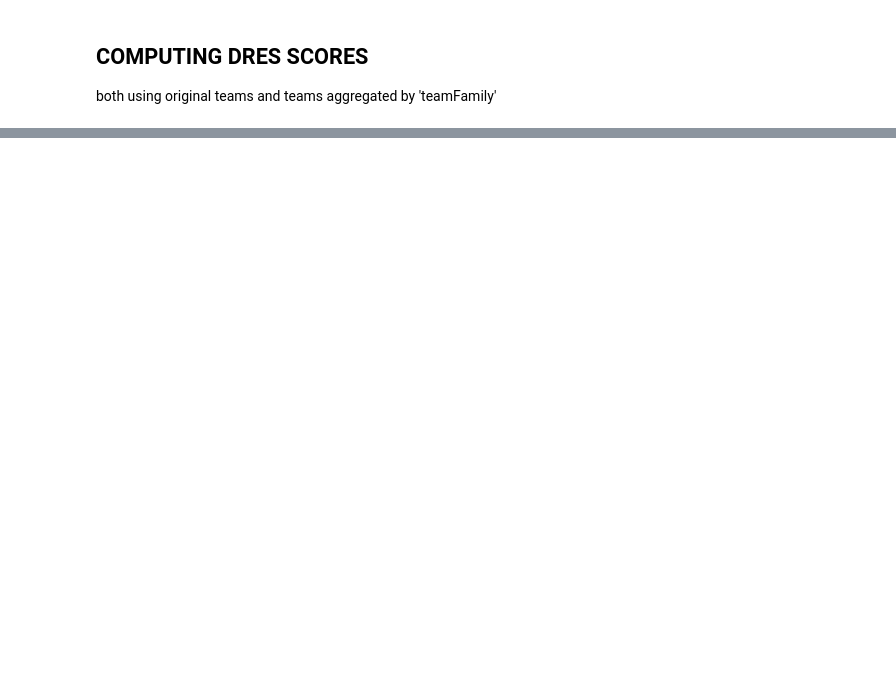
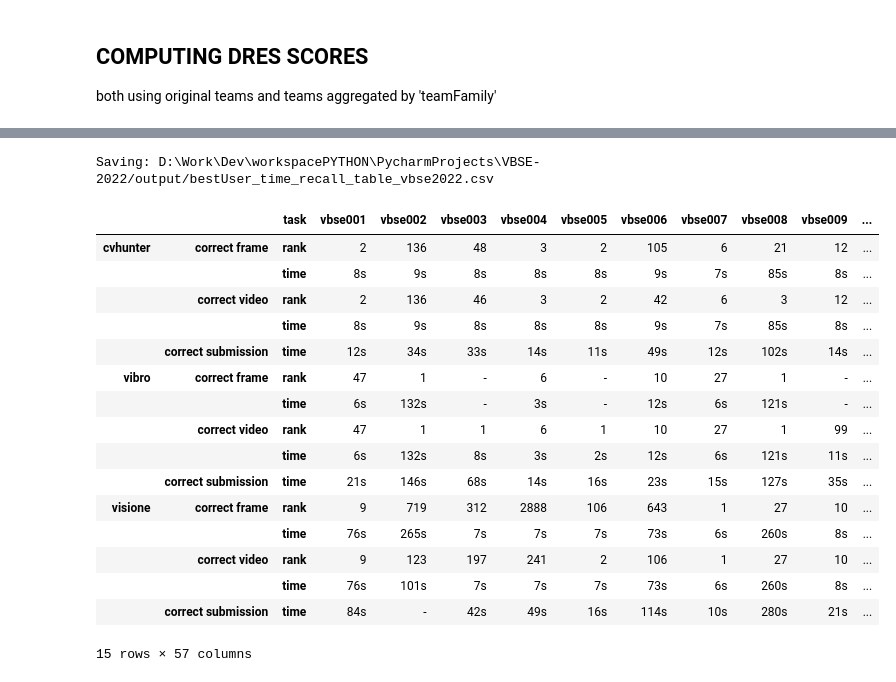
Before and after one commit to Visual-Computing/VBS22-Post-Evaluation, a Jupyter notebook: notebooks/Teams_Results_Analysis.ipynb, the cells around one changed output, grey strips where cells are left out. Cells and saved outputs as stored; diff of their text form; code cells hidden in the pictures; blank space fills up the shorter version.

```diff
--- a/notebooks/Teams_Results_Analysis.ipynb
+++ b/notebooks/Teams_Results_Analysis.ipynb
@@ -363,0 +148,27 @@ teamFamily_scores_df
+# %%
+#considering the best "user" for each team family
+df_results_best_users= df_results.loc[df_results.groupby(['teamFamily', 'task'])['score'].idxmax()]
+df_results_best_users=df_results_best_users.drop(['team'], axis=1).rename(columns={'teamFamily':'team'})
+bestUser_time_recall_table_df=TimeRecallTable(df_results_best_users, teams_family_list)
+bestUser_time_recall_table_df.to_csv(f"{output_dir}/bestUser_time_recall_table_vbse2022.csv")
+print(f"Saving: {output_dir}/bestUser_time_recall_table_vbse2022.csv")
+bestUser_time_recall_table_df
+# %% [output]
+Saving: D:\Work\Dev\workspacePYTHON\PycharmProjects\VBSE-2022/output/bestUser_time_recall_table_vbse2022.csv
+|  |  | task | vbse001 | vbse002 | vbse003 | vbse004 | vbse005 | vbse006 | vbse007 | vbse008 | vbse009 | ... |
+| cvhunter | correct frame | rank | 2 | 136 | 48 | 3 | 2 | 105 | 6 | 21 | 12 | ... |
+|  |  | time | 8s | 9s | 8s | 8s | 8s | 9s | 7s | 85s | 8s | ... |
+|  | correct video | rank | 2 | 136 | 46 | 3 | 2 | 42 | 6 | 3 | 12 | ... |
+|  |  | time | 8s | 9s | 8s | 8s | 8s | 9s | 7s | 85s | 8s | ... |
+|  | correct submission | time | 12s | 34s | 33s | 14s | 11s | 49s | 12s | 102s | 14s | ... |
+| vibro | correct frame | rank | 47 | 1 | - | 6 | - | 10 | 27 | 1 | - | ... |
+|  |  | time | 6s | 132s | - | 3s | - | 12s | 6s | 121s | - | ... |
+|  | correct video | rank | 47 | 1 | 1 | 6 | 1 | 10 | 27 | 1 | 99 | ... |
+|  |  | time | 6s | 132s | 8s | 3s | 2s | 12s | 6s | 121s | 11s | ... |
+|  | correct submission | time | 21s | 146s | 68s | 14s | 16s | 23s | 15s | 127s | 35s | ... |
+| visione | correct frame | rank | 9 | 719 | 312 | 2888 | 106 | 643 | 1 | 27 | 10 | ... |
+|  |  | time | 76s | 265s | 7s | 7s | 7s | 73s | 6s | 260s | 8s | ... |
+|  | correct video | rank | 9 | 123 | 197 | 241 | 2 | 106 | 1 | 27 | 10 | ... |
+|  |  | time | 76s | 101s | 7s | 7s | 7s | 73s | 6s | 260s | 8s | ... |
+|  | correct submission | time | 84s | - | 42s | 49s | 16s | 114s | 10s | 280s | 21s | ... |
+15 rows × 57 columns
```
Also changed, not shown: parts of 23 cells of this notebook, 1 other file.
